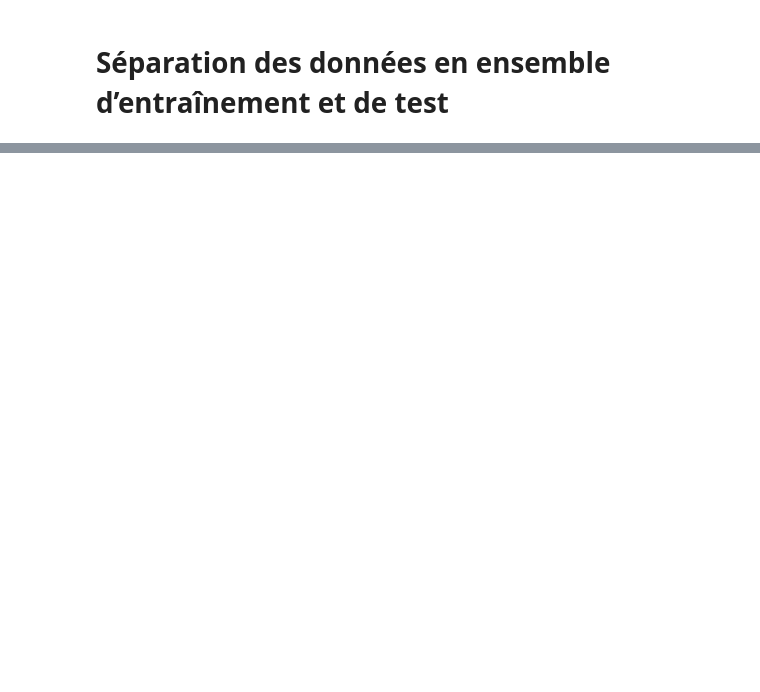
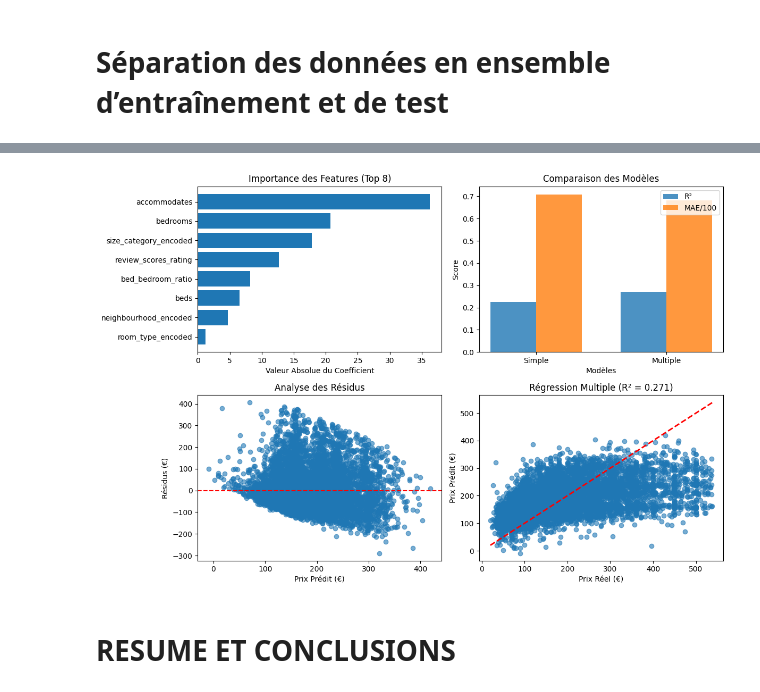
Before and after one commit to TCHIKSON/Python-Analyse-des-donn-es-pour-une-IA, a Jupyter notebook: TP_cars_price_prediction/air_bnb_TCHIKAYA_Kevin.ipynb, the cells around one changed output, grey strips where cells are left out. Drawn from its saved outputs; the diff is of its cells as text; code cells hidden in the pictures; blank space fills up the shorter version.

```diff
--- a/TP_cars_price_prediction/air_bnb_TCHIKAYA_Kevin.ipynb
+++ b/TP_cars_price_prediction/air_bnb_TCHIKAYA_Kevin.ipynb
@@ -51,0 +420,76 @@ b- Régression linéaire multiple
+# %%
+lr_multiple = LinearRegression()
+lr_multiple.fit(X_train, y_train)
+
+# Prédictions
+y_pred_multiple_train = lr_multiple.predict(X_train)
+y_pred_multiple_test = lr_multiple.predict(X_test)
+
+# Métriques
+mae_multiple = mean_absolute_error(y_test, y_pred_multiple_test)
+rmse_multiple = np.sqrt(mean_squared_error(y_test, y_pred_multiple_test))
+r2_multiple = r2_score(y_test, y_pred_multiple_test)
+
+print(f"\n Performances - Régression Multiple:")
+print(f"  • MAE (Erreur Absolue Moyenne): {mae_multiple:.2f}€")
+print(f"  • RMSE (Racine Erreur Quadratique): {rmse_multiple:.2f}€")
+print(f"  • R² (Coefficient de détermination): {r2_multiple:.3f}")
+
+#  Importance des features
+feature_importance = pd.DataFrame({
+    'Feature': feature_columns,
+    'Coefficient': lr_multiple.coef_,
+    'Abs_Coefficient': np.abs(lr_multiple.coef_)
+}).sort_values('Abs_Coefficient', ascending=False)
+
+print(f"\n Importance des features (coefficients):")
+for idx, row in feature_importance.head(8).iterrows():
+    print(f"  {row['Feature']}: {row['Coefficient']:.3f}")
+
+# Visualisation de l'importance
+plt.figure(figsize=(12, 8))
+plt.subplot(2, 2, 1)
+top_features = feature_importance.head(8)
+plt.barh(top_features['Feature'], top_features['Abs_Coefficient'])
+plt.xlabel('Valeur Absolue du Coefficient')
+plt.title('Importance des Features (Top 8)')
+plt.gca().invert_yaxis()
+
+# Comparaison des modèles
+plt.subplot(2, 2, 2)
+models = ['Simple', 'Multiple']
+r2_scores = [r2_simple, r2_multiple]
+mae_scores = [mae_simple, mae_multiple]
+
+x = np.arange(len(models))
+width = 0.35
+
+plt.bar(x - width/2, r2_scores, width, label='R²', alpha=0.8)
+plt.bar(x + width/2, [mae/100 for mae in mae_scores], width, label='MAE/100', alpha=0.8)
+plt.xlabel('Modèles')
+plt.ylabel('Score')
+plt.title('Comparaison des Modèles')
+plt.xticks(x, models)
+plt.legend()
+
+# Résidus
+plt.subplot(2, 2, 3)
+residuals = y_test - y_pred_multiple_test
+plt.scatter(y_pred_multiple_test, residuals, alpha=0.6)
+plt.axhline(y=0, color='r', linestyle='--')
+plt.xlabel('Prix Prédit (€)')
+plt.ylabel('Résidus (€)')
+plt.title('Analyse des Résidus')
+
+# Prédiction vs Réalité
+plt.subplot(2, 2, 4)
+plt.scatter(y_test, y_pred_multiple_test, alpha=0.6)
+plt.plot([y_test.min(), y_test.max()], [y_test.min(), y_test.max()], 'r--', lw=2)
+plt.xlabel('Prix Réel (€)')
+plt.ylabel('Prix Prédit (€)')
+plt.title(f'Régression Multiple (R² = {r2_multiple:.3f})')
+
+plt.tight_layout()
+plt.savefig(f'{output_dir}/airbnb_regression_multiple.png', dpi=300, bbox_inches='tight')
+plt.show()
+# %% [output]
@@ -51,0 +510,3 @@ b- Régression linéaire multiple
+[figure, added]
+# %% [markdown]
+# RESUME ET CONCLUSIONS
```
Also changed, not shown: parts of 73 cells of this notebook, 9 other files.
